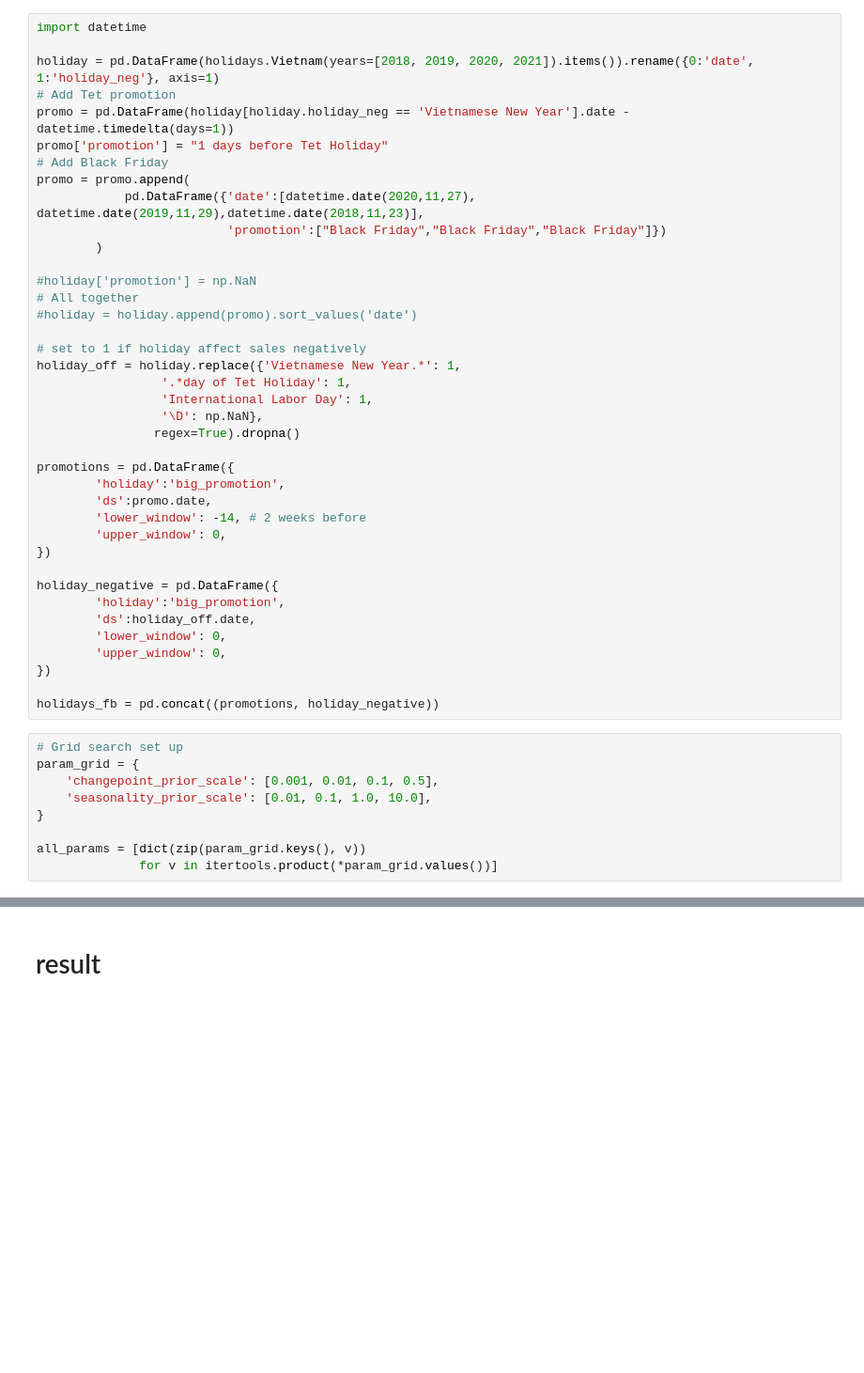
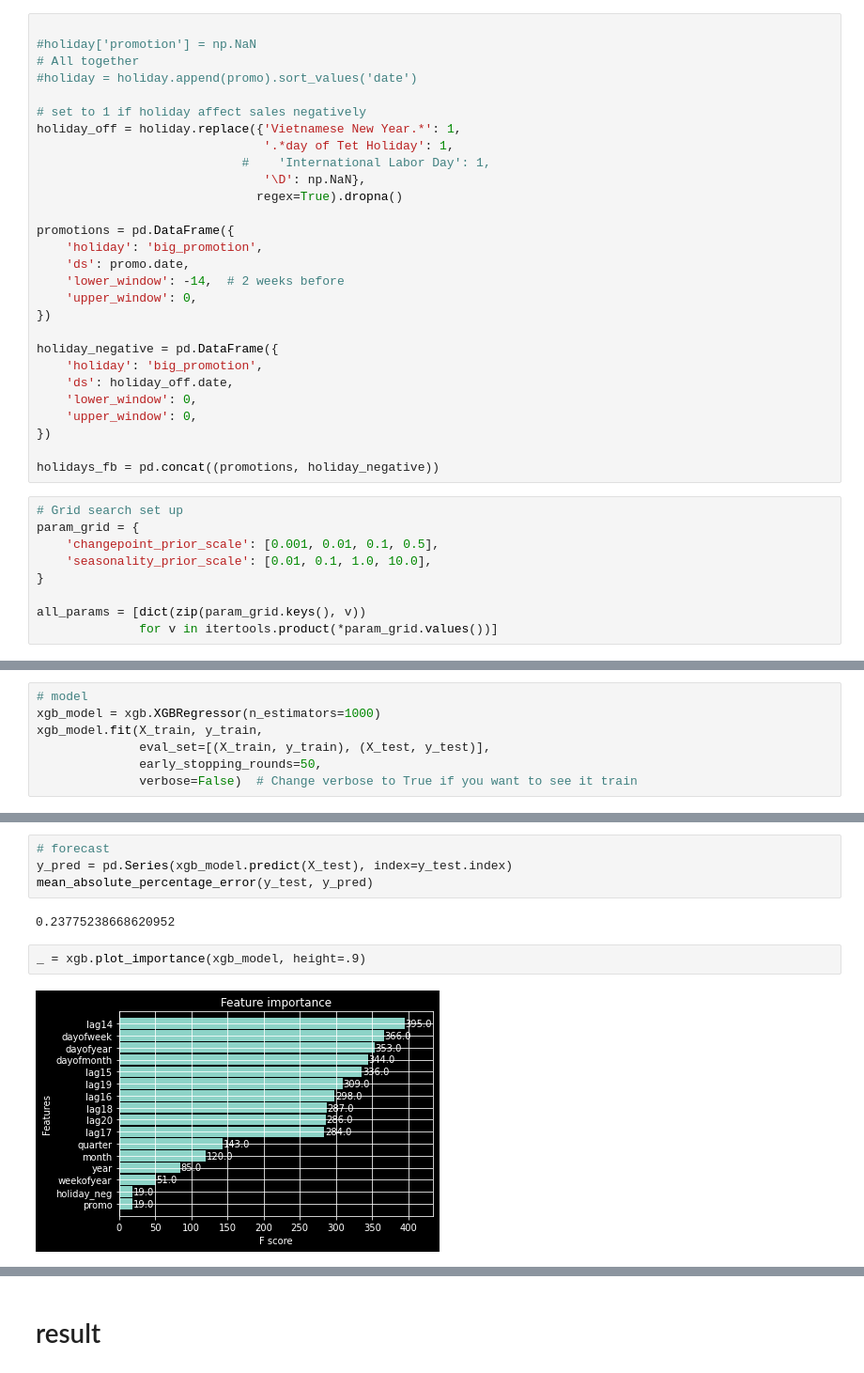
Before and after one commit to phucnh22/Sales_forecast, a Jupyter notebook: Forecast_6.ipynb, the cells around one changed output, grey strips where cells are left out. Shown at 94% size. Drawn from its saved outputs; the diff is of its cells as text; blank space fills up the shorter version.

```diff
--- a/Forecast_6.ipynb
+++ b/Forecast_6.ipynb
@@ -568,15 +581,4 @@ fb_test = fb_df.iloc[-steps_ahead:]
 # %%
-import datetime
-
-holiday = pd.DataFrame(holidays.Vietnam(years=[2018, 2019, 2020, 2021]).items()).rename({0:'date', 1:'holiday_neg'}, axis=1)
-# Add Tet promotion
-promo = pd.DataFrame(holiday[holiday.holiday_neg == 'Vietnamese New Year'].date - datetime.timedelta(days=1))
-promo['promotion'] = "1 days before Tet Holiday"
-# Add Black Friday
-promo = promo.append(
-            pd.DataFrame({'date':[datetime.date(2020,11,27), datetime.date(2019,11,29),datetime.date(2018,11,23)],
-                          'promotion':["Black Friday","Black Friday","Black Friday"]})
-        )
 
 #holiday['promotion'] = np.NaN
 # All together
@@ -584,23 +586,23 @@ promo = promo.append(
 
 # set to 1 if holiday affect sales negatively
 holiday_off = holiday.replace({'Vietnamese New Year.*': 1,
-                 '.*day of Tet Holiday': 1,
-                 'International Labor Day': 1,
-                 '\D': np.NaN},
-                regex=True).dropna()
+                               '.*day of Tet Holiday': 1,
+                            #    'International Labor Day': 1,
+                               '\D': np.NaN},
+                              regex=True).dropna()
 
 promotions = pd.DataFrame({
-        'holiday':'big_promotion',
-        'ds':promo.date,
-        'lower_window': -14, # 2 weeks before
-        'upper_window': 0,
+    'holiday': 'big_promotion',
+    'ds': promo.date,
+    'lower_window': -14,  # 2 weeks before
+    'upper_window': 0,
 })
 
 holiday_negative = pd.DataFrame({
-        'holiday':'big_promotion',
-        'ds':holiday_off.date,
-        'lower_window': 0,
-        'upper_window': 0,
+    'holiday': 'big_promotion',
+    'ds': holiday_off.date,
+    'lower_window': 0,
+    'upper_window': 0,
 })
 
 holidays_fb = pd.concat((promotions, holiday_negative))
@@ -866,0 +1006,7 @@ res_fb.to_pickle('results/res_fb_withPromo.pkl')
+# %%
+# model
+xgb_model = xgb.XGBRegressor(n_estimators=1000)
+xgb_model.fit(X_train, y_train,
+              eval_set=[(X_train, y_train), (X_test, y_test)],
+              early_stopping_rounds=50,
+              verbose=False)  # Change verbose to True if you want to see it train
@@ -866,0 +1023,10 @@ res_fb.to_pickle('results/res_fb_withPromo.pkl')
+# %%
+# forecast
+y_pred = pd.Series(xgb_model.predict(X_test), index=y_test.index)
+mean_absolute_percentage_error(y_test, y_pred)
+# %% [output]
+0.23775238668620952
+# %%
+_ = xgb.plot_importance(xgb_model, height=.9)
+# %% [output]
+[figure, added]
```
Also changed, not shown: parts of 37 cells of this notebook, 2 other files.
